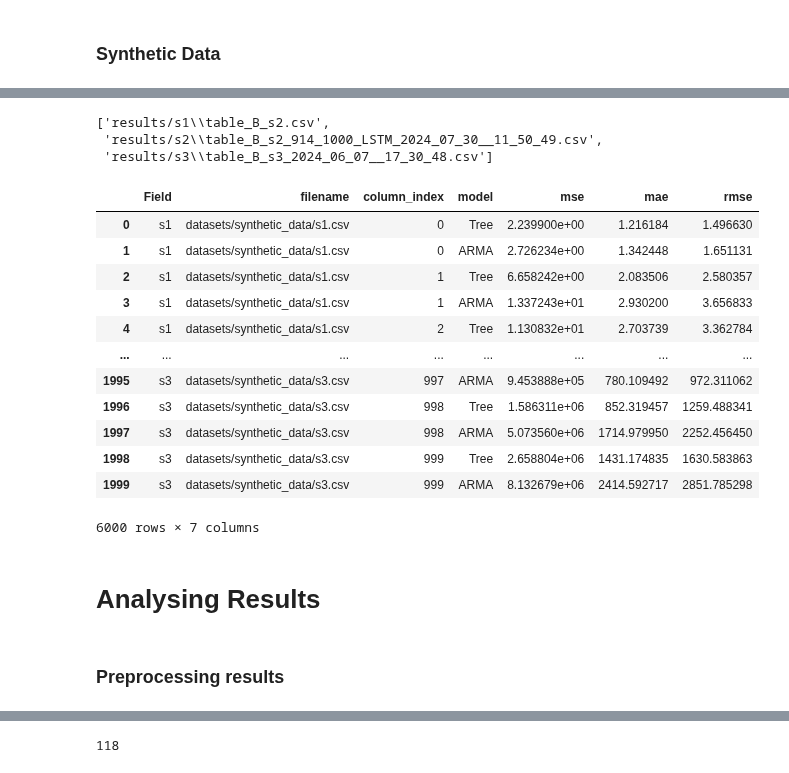
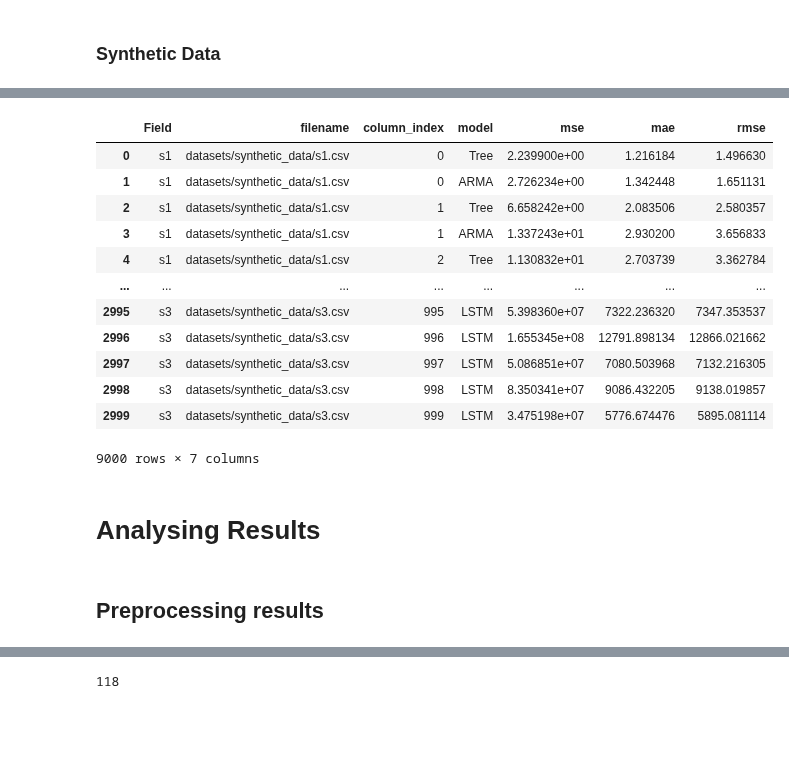
Before and after one commit to MiguelLoureiro98/timecave, a Jupyter notebook: experiments/processing_results.ipynb, the cells around one changed output, grey strips where cells are left out. Saved outputs shown, nothing was run; the diff lists cells and outputs as text; code cells hidden in the pictures; blank space fills up the shorter version.

Commit message:
create new final results files

```diff
--- a/experiments/processing_results.ipynb
+++ b/experiments/processing_results.ipynb
@@ -271,10 +223,2 @@ syn_data_val
-# %%
-[get_latest_files('results/s1', 'table_B'),
-get_latest_files('results/s2', 'table_B'),
-get_latest_files('results/s3', 'table_B')]
-# %% [output]
-['results/s1\\table_B_s2.csv',
- 'results/s2\\table_B_s2_914_1000_LSTM_2024_07_30__11_50_49.csv',
- 'results/s3\\table_B_s3_2024_06_07__17_30_48.csv']
 # %%
 # Test Results
@@ -293,22 +233,21 @@ test_dict = {
  }
 # %%
 syn_data_test = pd.concat(test_dict).reset_index(0).rename(columns={'level_0': 'Field'})
-syn_data_test['Field'] = syn_data_test['Field'].map({'s1': 's1', 's2': 's2','s1_2': 's1', 's2_2': 's2', 's3': 's3'})
 syn_data_test
 # %% [output]
 |  | Field | filename | column_index | model | mse | mae | rmse |
 | 0 | s1 | datasets/synthetic_data/s1.csv | 0 | Tree | 2.239900e+00 | 1.216184 | 1.496630 |
 | 1 | s1 | datasets/synthetic_data/s1.csv | 0 | ARMA | 2.726234e+00 | 1.342448 | 1.651131 |
 | 2 | s1 | datasets/synthetic_data/s1.csv | 1 | Tree | 6.658242e+00 | 2.083506 | 2.580357 |
 | 3 | s1 | datasets/synthetic_data/s1.csv | 1 | ARMA | 1.337243e+01 | 2.930200 | 3.656833 |
 | 4 | s1 | datasets/synthetic_data/s1.csv | 2 | Tree | 1.130832e+01 | 2.703739 | 3.362784 |
 | ... | ... | ... | ... | ... | ... | ... | ... |
-| 1995 | s3 | datasets/synthetic_data/s3.csv | 997 | ARMA | 9.453888e+05 | 780.109492 | 972.311062 |
-| 1996 | s3 | datasets/synthetic_data/s3.csv | 998 | Tree | 1.586311e+06 | 852.319457 | 1259.488341 |
-| 1997 | s3 | datasets/synthetic_data/s3.csv | 998 | ARMA | 5.073560e+06 | 1714.979950 | 2252.456450 |
-| 1998 | s3 | datasets/synthetic_data/s3.csv | 999 | Tree | 2.658804e+06 | 1431.174835 | 1630.583863 |
-| 1999 | s3 | datasets/synthetic_data/s3.csv | 999 | ARMA | 8.132679e+06 | 2414.592717 | 2851.785298 |
+| 2995 | s3 | datasets/synthetic_data/s3.csv | 995 | LSTM | 5.398360e+07 | 7322.236320 | 7347.353537 |
+| 2996 | s3 | datasets/synthetic_data/s3.csv | 996 | LSTM | 1.655345e+08 | 12791.898134 | 12866.021662 |
+| 2997 | s3 | datasets/synthetic_data/s3.csv | 997 | LSTM | 5.086851e+07 | 7080.503968 | 7132.216305 |
+| 2998 | s3 | datasets/synthetic_data/s3.csv | 998 | LSTM | 8.350341e+07 | 9086.432205 | 9138.019857 |
+| 2999 | s3 | datasets/synthetic_data/s3.csv | 999 | LSTM | 3.475198e+07 | 5776.674476 | 5895.081114 |
-6000 rows × 7 columns
+9000 rows × 7 columns
 # %% [markdown]
 # Analysing Results
 # %%
@@ -316,5 +255,5 @@ data_val, data_test = real_data_val, real_data_test
 # %% [markdown]
-### Preprocessing results
+## Preprocessing results
 # %%
 data_val['filename'] = data_val['filename'].apply(clean_filename)
 data_val['method'] = data_val['method'].apply(clean_method)
```
Also changed, not shown: parts of 54 cells of this notebook, 15 other files.
